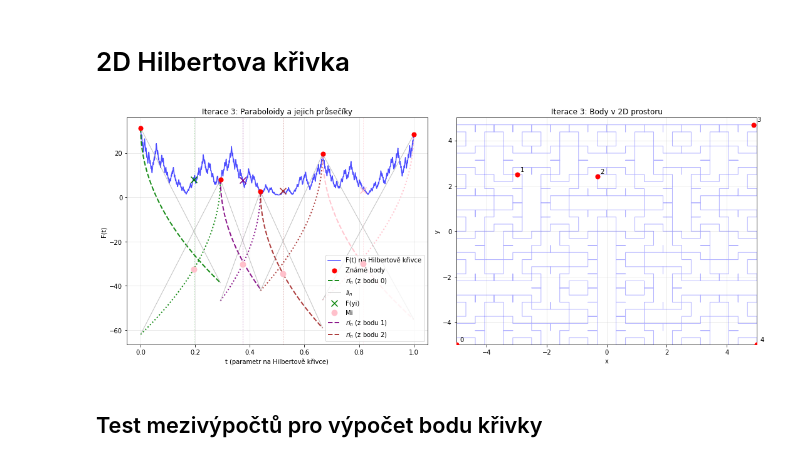
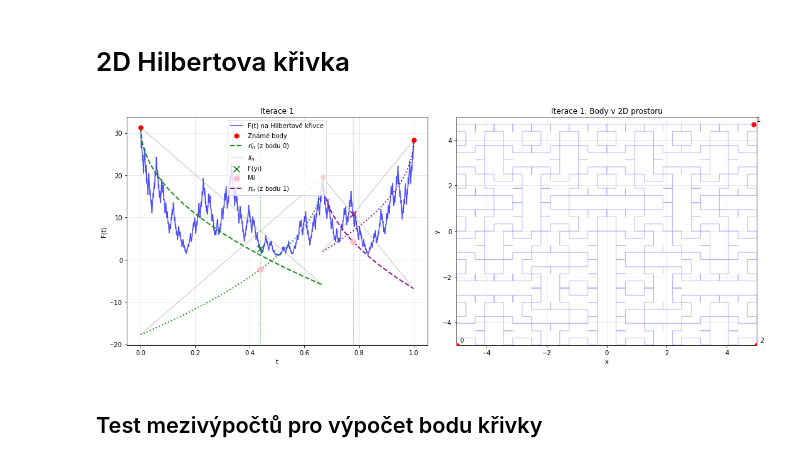
Before and after one commit to NIE0087/BP---prostor-vyplnujici-krivky, a Jupyter notebook: example.ipynb, the cells around one changed output. Cells and saved outputs as stored; diff of their text form; code cells hidden in the pictures.

```diff
--- a/example.ipynb
+++ b/example.ipynb
@@ -6,11 +6,11 @@ from Hilbert3D import Hilbert3D
 # %%
 hilbert = Hilbert2D(15)
 # Vykreslí paraboloidy v první iteraci (iteration_to_plot=0)
 hilbert.plot_holder_paraboloids(H=100, r=3, eps=1e-4, max_iter=10,
                                 n=5, x_min=-5, x_max=5, y_min=-5, y_max=5,
-                                whatFunc=0, iteration_to_plot=3)
+                                whatFunc=0, iteration_to_plot=1)
 # %% [output]
-[figure, old version]
+[figure, new version]
 # %% [markdown]
 ## Test mezivýpočtů pro výpočet bodu křivky
 # %%
```
Also changed, not shown: parts of 15 cells of this notebook, 2 other files.
